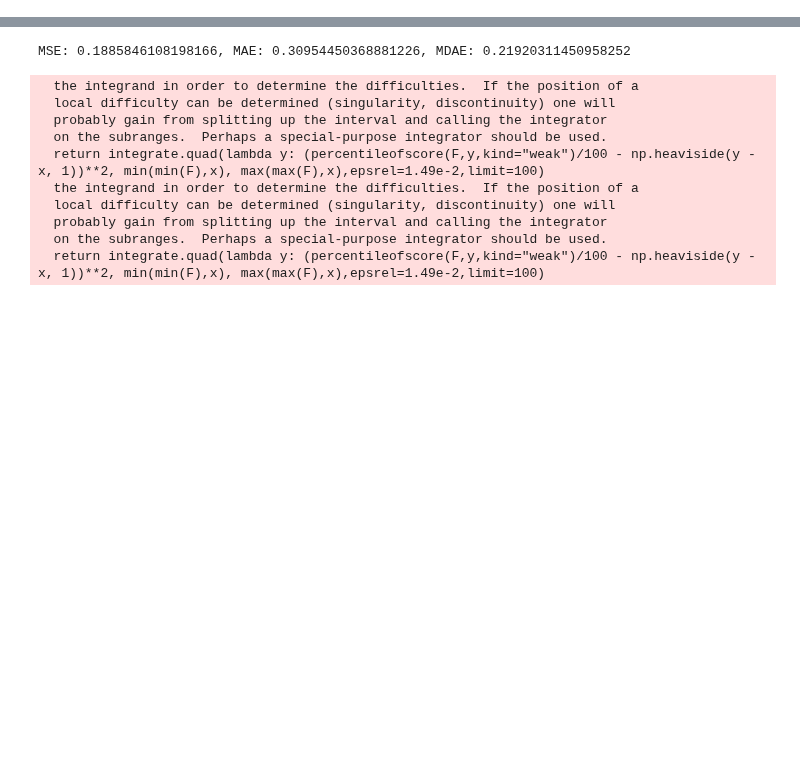
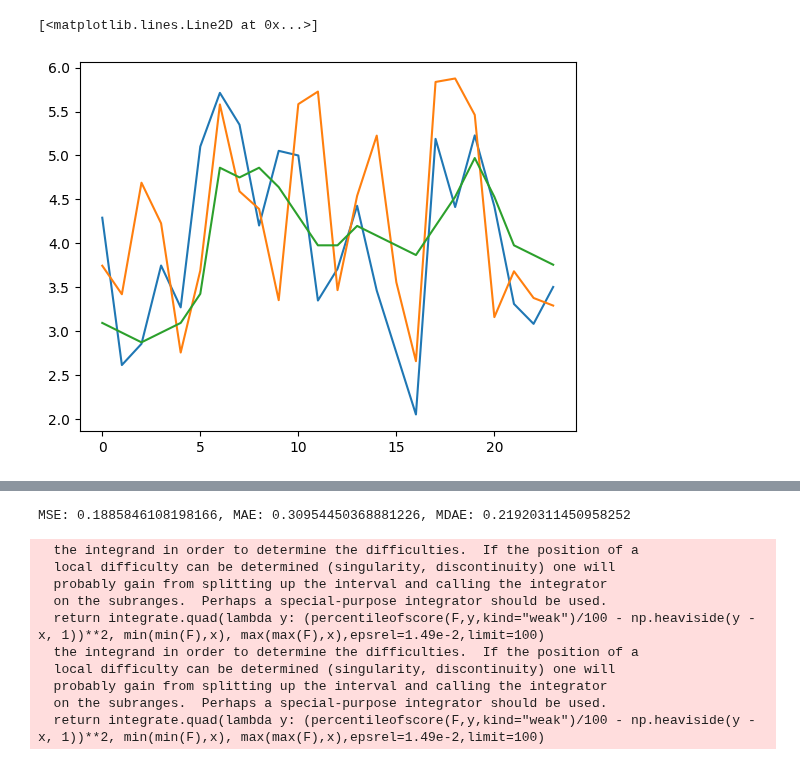
Before and after one commit to EdvardJSHolen/Final-Year-Project, a Jupyter notebook: TimeFusion/electricity.ipynb, the cells around one changed output, grey strips where cells are left out. Drawn from its saved outputs; the diff is of its cells as text; code cells hidden in the pictures; blank space fills up the shorter version.

```diff
--- a/TimeFusion/electricity.ipynb
+++ b/TimeFusion/electricity.ipynb
@@ -130,0 +210,8 @@ DeterministicForecaster(
+# %%
+plt.figure()
+plt.plot(samples[0,0,1,1].cpu())
+plt.plot(samples[0,1,1,1].cpu())
+plt.plot(test_datasets[0].tensor_data[96*2:24+96*2,1])
+# %% [output]
+[<matplotlib.lines.Line2D at 0x...>]
+[figure, added]
```
Also changed, not shown: parts of 18 cells of this notebook, 3 other files.
